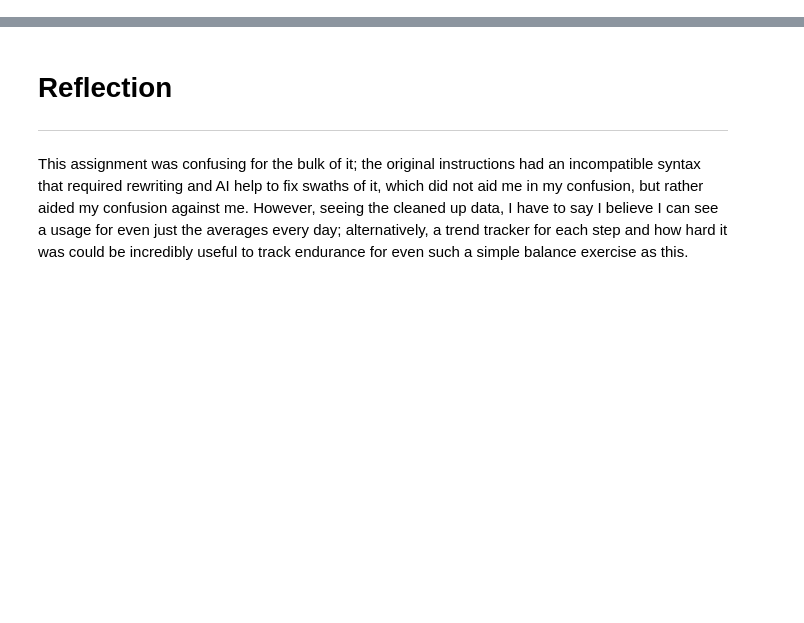
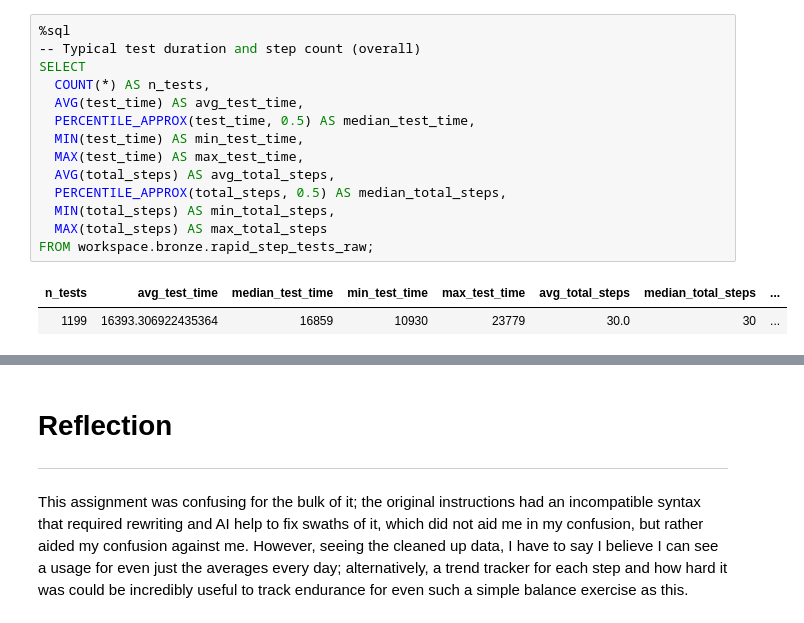
Before and after one commit to snidlin/csai382_data_training_hmuhlestein, a Jupyter notebook: notebooks/csai_lab_2_5.ipynb, the cells around one changed output, grey strips where cells are left out. Cells and saved outputs as stored; diff of their text form; blank space fills up the shorter version.

```diff
--- a/notebooks/csai_lab_2_5.ipynb
+++ b/notebooks/csai_lab_2_5.ipynb
@@ -57,3 +120,20 @@ LIMIT 10;
+# %%
+%sql
+-- Typical test duration and step count (overall)
+SELECT
+  COUNT(*) AS n_tests,
+  AVG(test_time) AS avg_test_time,
+  PERCENTILE_APPROX(test_time, 0.5) AS median_test_time,
+  MIN(test_time) AS min_test_time,
+  MAX(test_time) AS max_test_time,
+  AVG(total_steps) AS avg_total_steps,
+  PERCENTILE_APPROX(total_steps, 0.5) AS median_total_steps,
+  MIN(total_steps) AS min_total_steps,
+  MAX(total_steps) AS max_total_steps
+FROM workspace.bronze.rapid_step_tests_raw;
+# %% [output]
+| n_tests | avg_test_time | median_test_time | min_test_time | max_test_time | avg_total_steps | median_total_steps | ... |
+| 1199 | 16393.306922435364 | 16859 | 10930 | 23779 | 30.0 | 30 | ... |
 # %%
 %sql
 WITH exploded AS (
```
Also changed, not shown: parts of 22 cells of this notebook.
